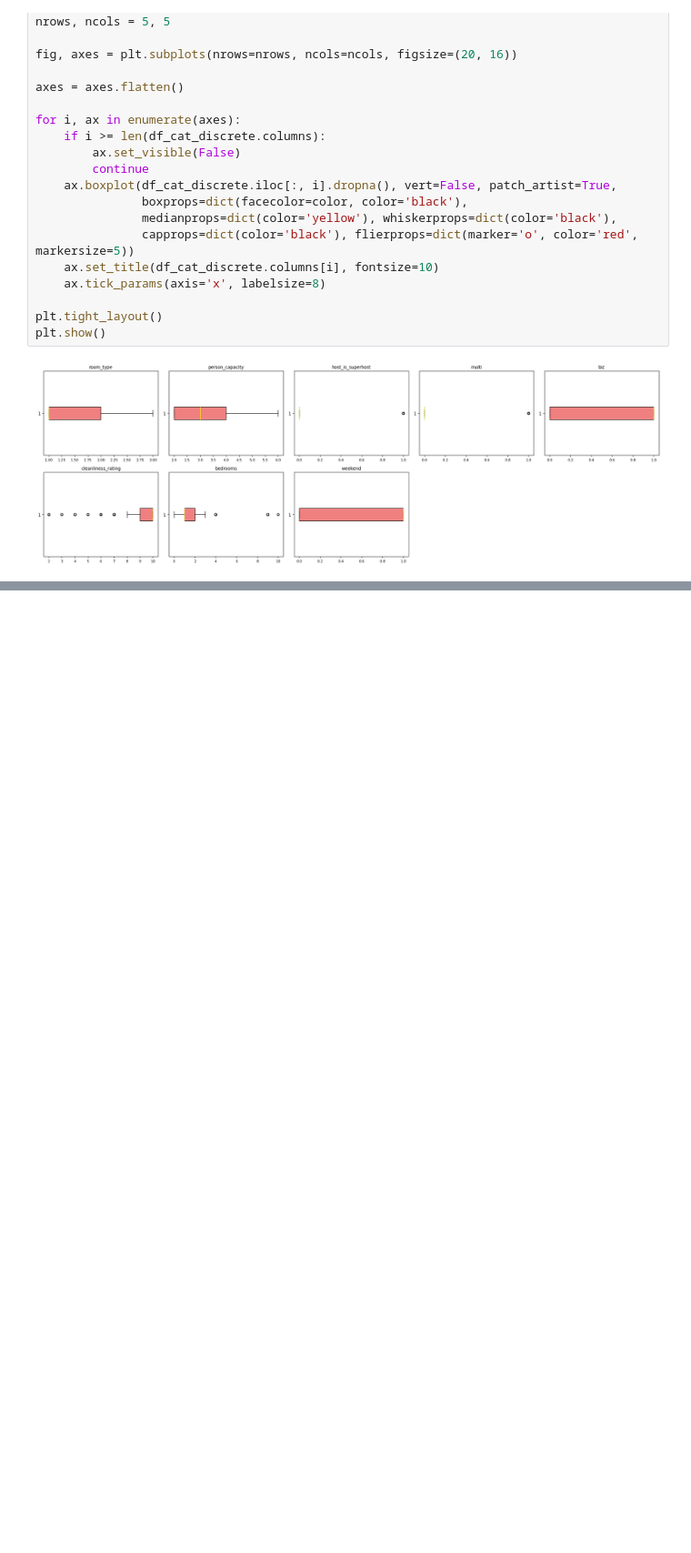
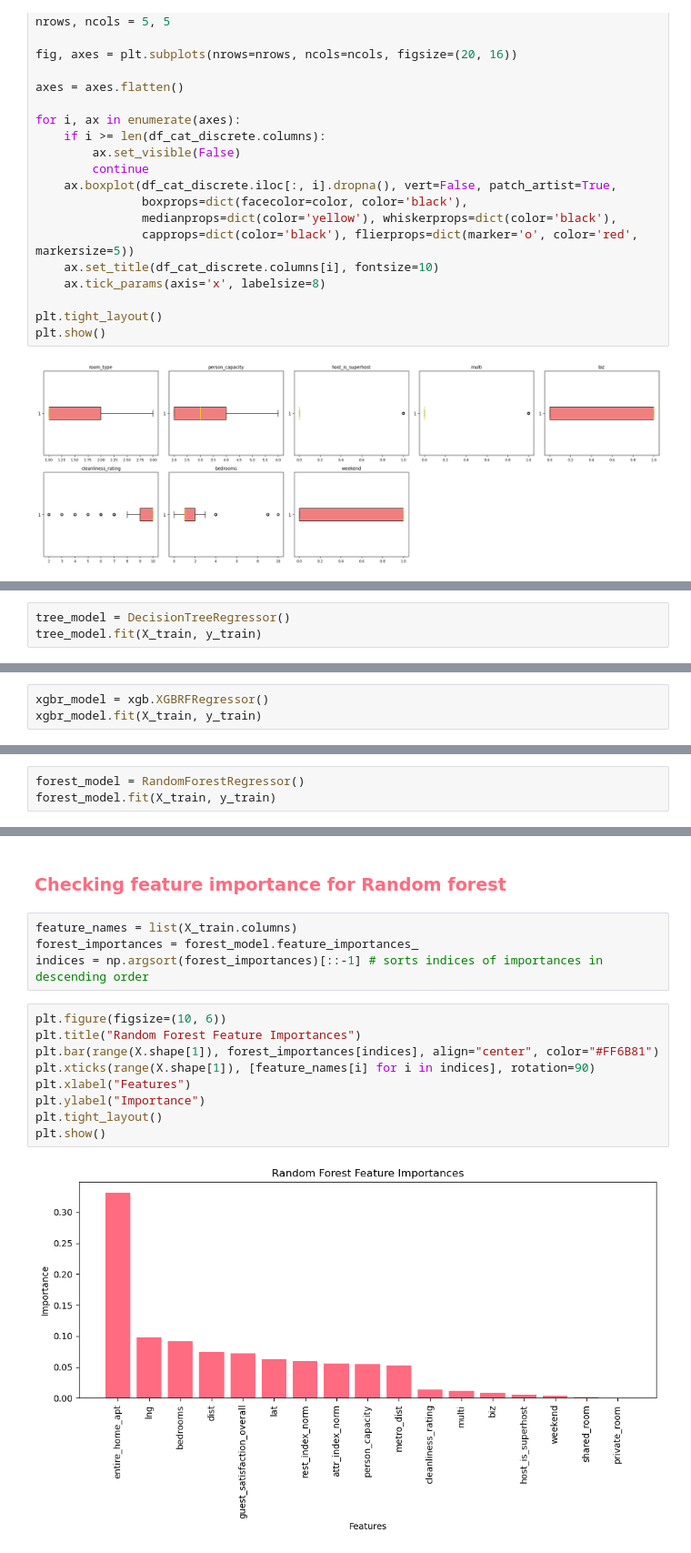
Before and after one commit to GGranja12/Airbnb-Lisbon-Data-overview, a Jupyter notebook: Airbnb_Lisbon_notebook.ipynb, the cells around one changed output, grey strips where cells are left out. Shown at 91% size. Cells and saved outputs as stored; diff of their text form; blank space fills up the shorter version.

```diff
--- a/Airbnb_Lisbon.ipynb
+++ b/Airbnb_Lisbon_notebook.ipynb
@@ -685,0 +914,3 @@ plt.show()
+# %%
+tree_model = DecisionTreeRegressor()
+tree_model.fit(X_train, y_train)
@@ -685,0 +943,3 @@ plt.show()
+# %%
+xgbr_model = xgb.XGBRFRegressor()
+xgbr_model.fit(X_train, y_train)
@@ -685,0 +983,3 @@ plt.show()
+# %%
+forest_model = RandomForestRegressor()
+forest_model.fit(X_train, y_train)
@@ -685,0 +1008,17 @@ plt.show()
+# %% [markdown]
+<h3 style="color: #FF6B81;">Checking feature importance for Random forest </h3>
+# %%
+feature_names = list(X_train.columns)
+forest_importances = forest_model.feature_importances_
+indices = np.argsort(forest_importances)[::-1] # sorts indices of importances in descending order
+# %%
+plt.figure(figsize=(10, 6))
+plt.title("Random Forest Feature Importances")
+plt.bar(range(X.shape[1]), forest_importances[indices], align="center", color="#FF6B81")
+plt.xticks(range(X.shape[1]), [feature_names[i] for i in indices], rotation=90)
+plt.xlabel("Features")
+plt.ylabel("Importance")
+plt.tight_layout()
+plt.show()
+# %% [output]
+[figure, added]
```
Also changed, not shown: parts of 83 cells of this notebook, 3 other files.
